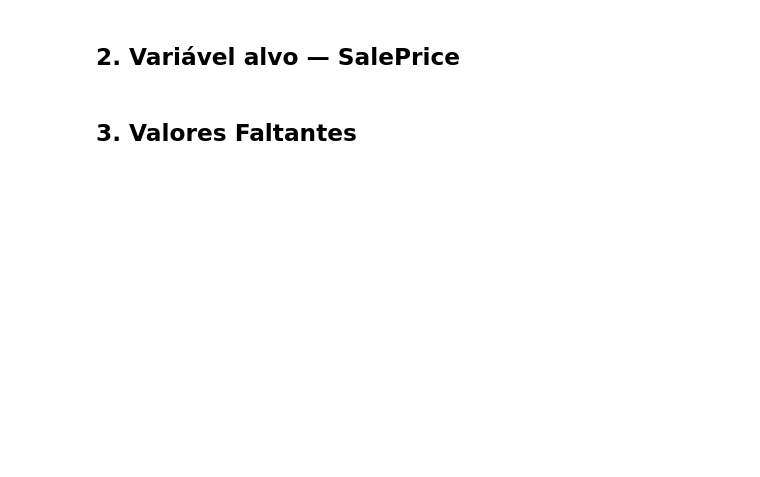
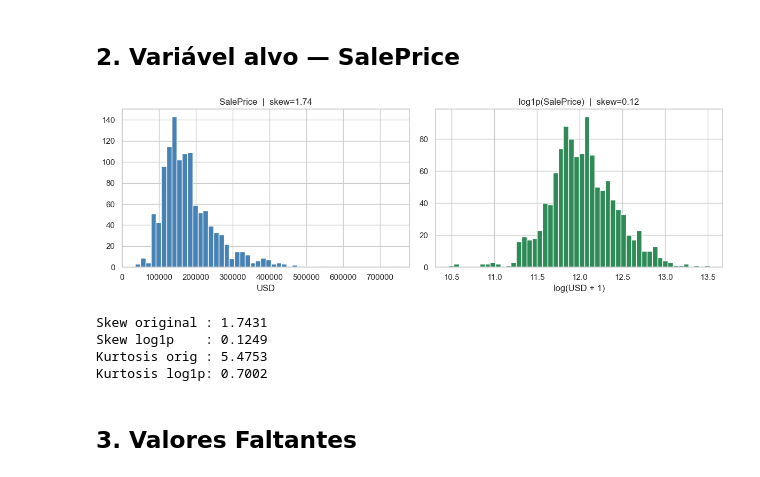
Before and after one commit to Victorios20/house-prices-comp, a Jupyter notebook: notebooks/01_EDA.ipynb, the cells around one changed output. Drawn from its saved outputs; the diff is of its cells as text; code cells hidden in the pictures; blank space fills up the shorter version.

```diff
--- a/notebooks/01_EDA.ipynb
+++ b/notebooks/01_EDA.ipynb
@@ -36,31 +78,27 @@ train.describe().T.style.background_gradient(cmap='Blues', subset=['mean','std',
 # %% [markdown]
 ## 2. Variável alvo — SalePrice
 # %%
-fig, axes = plt.subplots(2, 2, figsize=(14, 9))
+fig, axes = plt.subplots(1, 2, figsize=(12, 4))
 
-# Histograma original
-axes[0, 0].hist(train['SalePrice'], bins=50, color='steelblue', edgecolor='white')
-axes[0, 0].set_title(f'SalePrice  |  skew={train["SalePrice"].skew():.2f}')
-axes[0, 0].set_xlabel('USD')
+axes[0].hist(train['SalePrice'], bins=50, color='steelblue', edgecolor='white')
+axes[0].set_title(f'SalePrice  |  skew={train["SalePrice"].skew():.2f}')
+axes[0].set_xlabel('USD')
 
-# QQ-plot original
-stats.probplot(train['SalePrice'], plot=axes[0, 1])
-axes[0, 1].set_title('QQ-plot SalePrice')
-
-# Histograma log1p
 log_price = np.log1p(train['SalePrice'])
-axes[1, 0].hist(log_price, bins=50, color='seagreen', edgecolor='white')
-axes[1, 0].set_title(f'log1p(SalePrice)  |  skew={log_price.skew():.2f}')
-axes[1, 0].set_xlabel('log(USD + 1)')
-
-# QQ-plot log1p
-stats.probplot(log_price, plot=axes[1, 1])
-axes[1, 1].set_title('QQ-plot log1p(SalePrice)')
+axes[1].hist(log_price, bins=50, color='seagreen', edgecolor='white')
+axes[1].set_title(f'log1p(SalePrice)  |  skew={log_price.skew():.2f}')
+axes[1].set_xlabel('log(USD + 1)')
 
 plt.tight_layout()
 plt.show()
 
 print(f'Skew original : {train["SalePrice"].skew():.4f}')
 print(f'Skew log1p    : {log_price.skew():.4f}')
 print(f'Kurtosis orig : {train["SalePrice"].kurtosis():.4f}')
 print(f'Kurtosis log1p: {log_price.kurtosis():.4f}')
+# %% [output]
+[figure, added]
+Skew original : 1.7431
+Skew log1p    : 0.1249
+Kurtosis orig : 5.4753
+Kurtosis log1p: 0.7002
```
Also changed, not shown: parts of 14 cells of this notebook, 10 other files.
